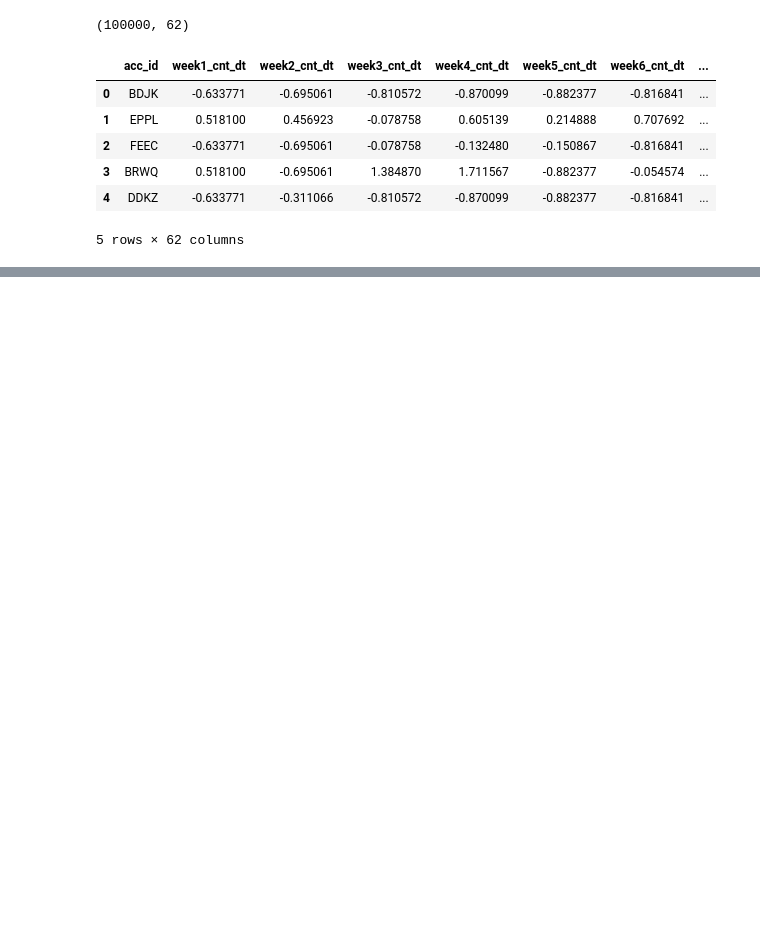
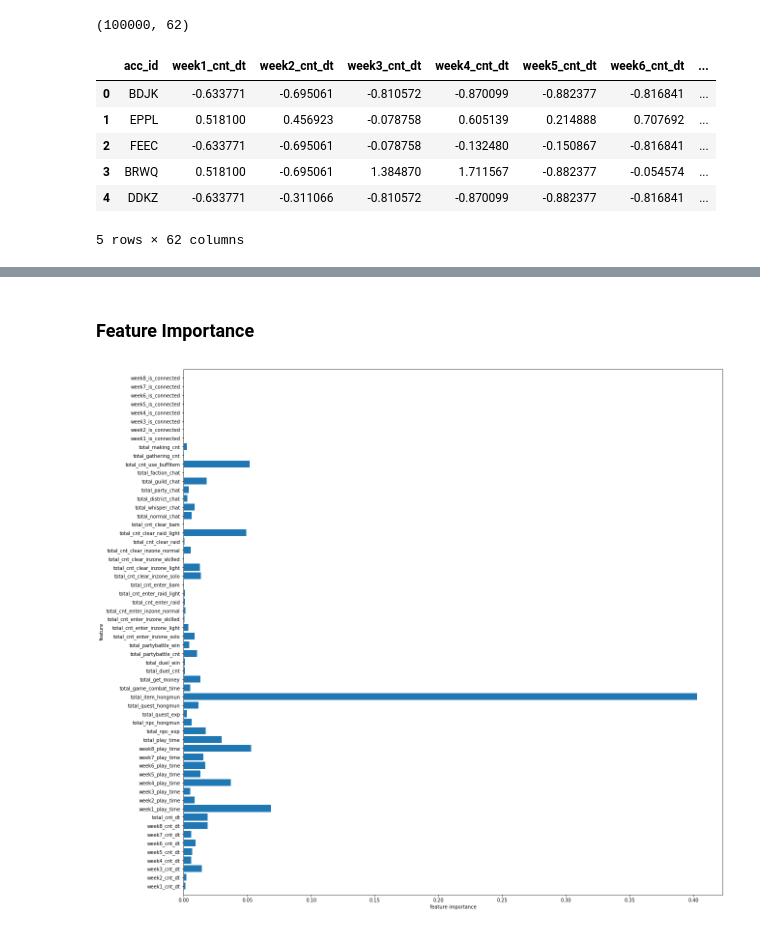
Before and after one commit to developkelvin/game-churn-prediction, a Jupyter notebook: Modeling/DecisionTree.ipynb, the cells around one changed output, grey strips where cells are left out. Cells and saved outputs as stored; diff of their text form; code cells hidden in the pictures; blank space fills up the shorter version.

```diff
--- a/Modeling/DecisionTree.ipynb
+++ b/Modeling/DecisionTree.ipynb
@@ -60,0 +153,17 @@ X_train, X_test, y_train, y_test = train_test_split(X, y, test_size=test_size, r
+# %% [markdown]
+### Feature Importance
+# %%
+# get feature importance & visualize
+def plot_feature_importance(model):
+    n_features = X.shape[1] # 특징들의 갯수를 저장함
+    plt.figure(figsize=(20,20)) # 그래프를 그릴 종이 크기 설정
+    plt.barh(range(n_features), model.feature_importances_, align='center')
+    plt.yticks(np.arange(n_features), X.columns)
+    plt.xlabel('feature importance')
+    plt.ylabel('feature')
+    plt.ylim(-1, n_features)
+    plt.savefig('feature_importance.png')
+# %%
+plot_feature_importance(tree)
+# %% [output]
+[figure, added]
```
Also changed, not shown: parts of 15 cells of this notebook, 2 other files.
